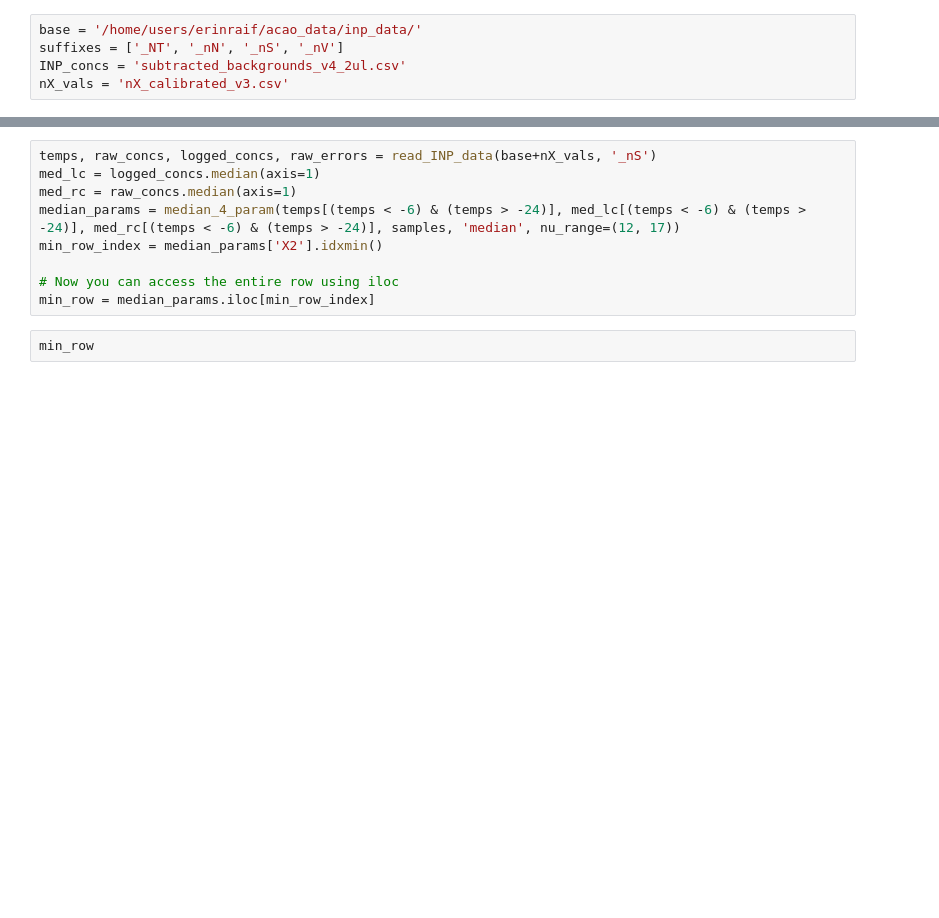
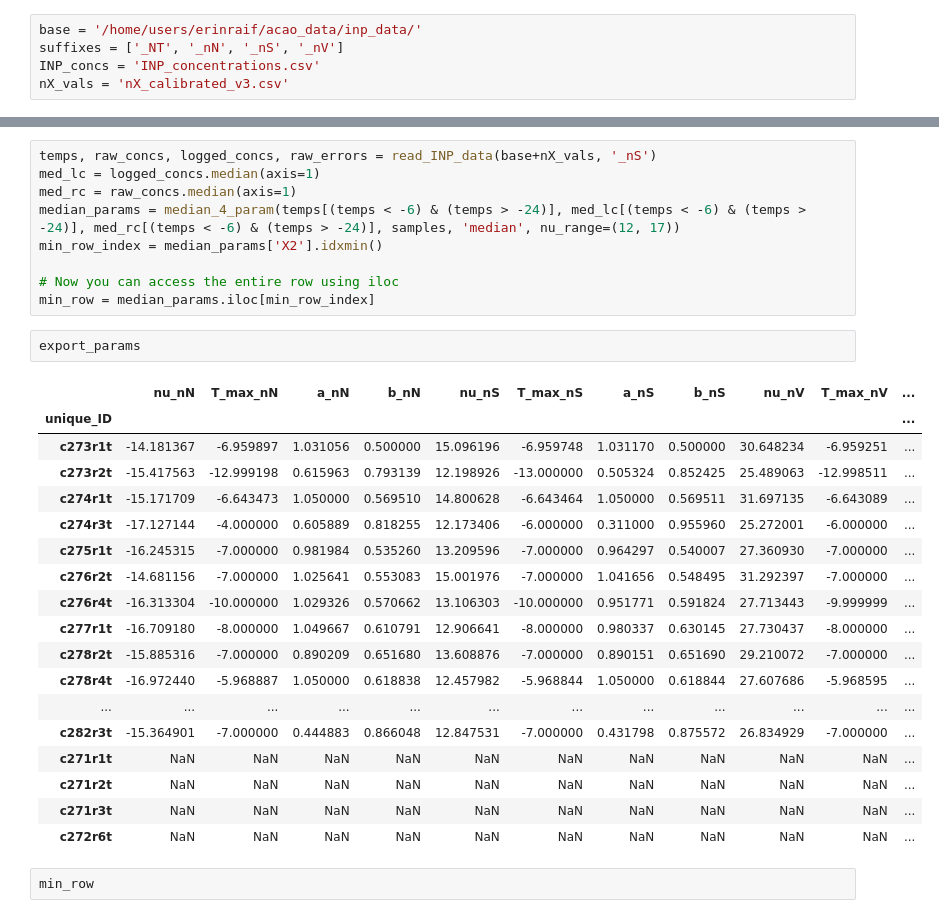
Before and after one commit to erin-raif/acao_inp_arctic_haze, a Jupyter notebook: analysis/functional_forms.ipynb, the cells around one changed output, grey strips where cells are left out. Drawn from its saved outputs; the diff is of its cells as text; blank space fills up the shorter version.

```diff
--- a/analysis/functional_forms.ipynb
+++ b/analysis/functional_forms.ipynb
@@ -174,7 +174,7 @@ def get_parameter_df(temps, logged_concs, raw_concs, raw_errors, samples, nu_ran
 # %%
 base = '/home/users/erinraif/acao_data/inp_data/'
 suffixes = ['_NT', '_nN', '_nS', '_nV']
-INP_concs = 'subtracted_backgrounds_v4_2ul.csv'
+INP_concs = 'INP_concentrations.csv'
 nX_vals = 'nX_calibrated_v3.csv'
 # %%
 files = [INP_concs, nX_vals, nX_vals, nX_vals]
@@ -287,6 +287,27 @@ min_row_index = median_params['X2'].idxmin()
 
 # Now you can access the entire row using iloc
 min_row = median_params.iloc[min_row_index]
+# %%
+export_params
+# %% [output]
+|  | nu_nN | T_max_nN | a_nN | b_nN | nu_nS | T_max_nS | a_nS | b_nS | nu_nV | T_max_nV | ... |
+| unique_ID |  |  |  |  |  |  |  |  |  |  | ... |
+| c273r1t | -14.181367 | -6.959897 | 1.031056 | 0.500000 | 15.096196 | -6.959748 | 1.031170 | 0.500000 | 30.648234 | -6.959251 | ... |
+| c273r2t | -15.417563 | -12.999198 | 0.615963 | 0.793139 | 12.198926 | -13.000000 | 0.505324 | 0.852425 | 25.489063 | -12.998511 | ... |
+| c274r1t | -15.171709 | -6.643473 | 1.050000 | 0.569510 | 14.800628 | -6.643464 | 1.050000 | 0.569511 | 31.697135 | -6.643089 | ... |
+| c274r3t | -17.127144 | -4.000000 | 0.605889 | 0.818255 | 12.173406 | -6.000000 | 0.311000 | 0.955960 | 25.272001 | -6.000000 | ... |
+| c275r1t | -16.245315 | -7.000000 | 0.981984 | 0.535260 | 13.209596 | -7.000000 | 0.964297 | 0.540007 | 27.360930 | -7.000000 | ... |
+| c276r2t | -14.681156 | -7.000000 | 1.025641 | 0.553083 | 15.001976 | -7.000000 | 1.041656 | 0.548495 | 31.292397 | -7.000000 | ... |
+| c276r4t | -16.313304 | -10.000000 | 1.029326 | 0.570662 | 13.106303 | -10.000000 | 0.951771 | 0.591824 | 27.713443 | -9.999999 | ... |
+| c277r1t | -16.709180 | -8.000000 | 1.049667 | 0.610791 | 12.906641 | -8.000000 | 0.980337 | 0.630145 | 27.730437 | -8.000000 | ... |
+| c278r2t | -15.885316 | -7.000000 | 0.890209 | 0.651680 | 13.608876 | -7.000000 | 0.890151 | 0.651690 | 29.210072 | -7.000000 | ... |
+| c278r4t | -16.972440 | -5.968887 | 1.050000 | 0.618838 | 12.457982 | -5.968844 | 1.050000 | 0.618844 | 27.607686 | -5.968595 | ... |
+| ... | ... | ... | ... | ... | ... | ... | ... | ... | ... | ... | ... |
+| c282r3t | -15.364901 | -7.000000 | 0.444883 | 0.866048 | 12.847531 | -7.000000 | 0.431798 | 0.875572 | 26.834929 | -7.000000 | ... |
+| c271r1t | NaN | NaN | NaN | NaN | NaN | NaN | NaN | NaN | NaN | NaN | ... |
+| c271r2t | NaN | NaN | NaN | NaN | NaN | NaN | NaN | NaN | NaN | NaN | ... |
+| c271r3t | NaN | NaN | NaN | NaN | NaN | NaN | NaN | NaN | NaN | NaN | ... |
+| c272r6t | NaN | NaN | NaN | NaN | NaN | NaN | NaN | NaN | NaN | NaN | ... |
 # %%
 min_row
 # %% [output]
```
Also changed, not shown: parts of 2 cells of this notebook, 47 other files.
